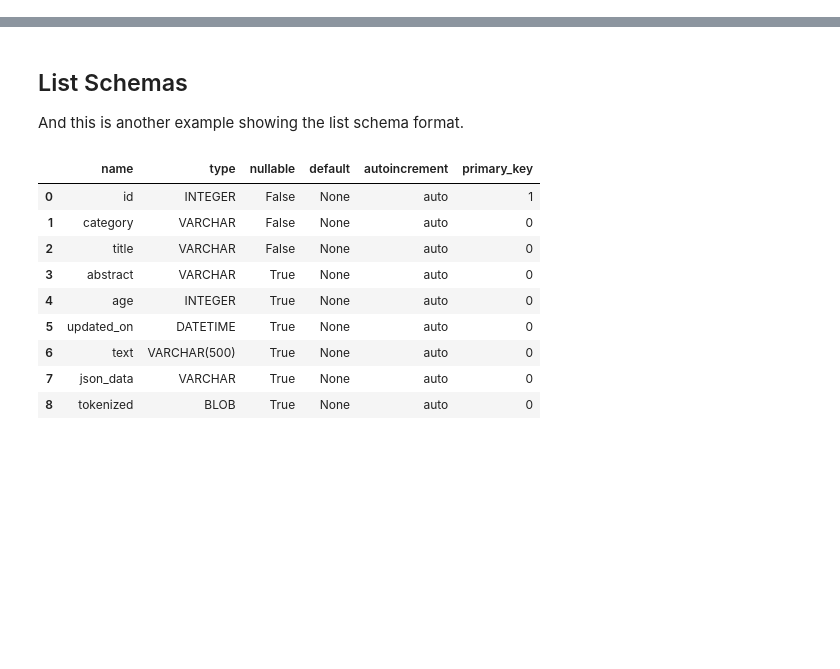
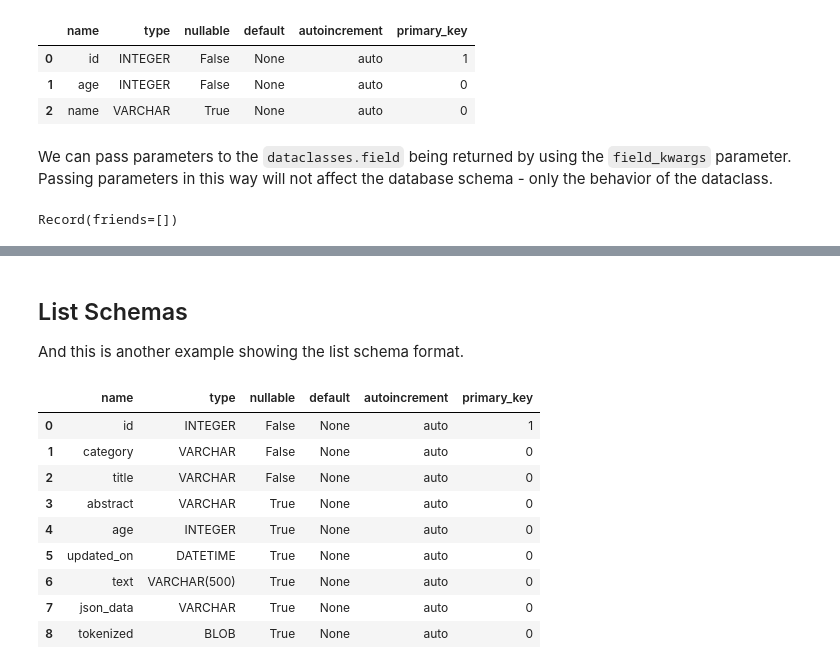
Before and after one commit to devincornell/doctable, a Jupyter notebook: examples/doctable_schema.ipynb, the cells around one changed output, grey strips where cells are left out. Drawn from its saved outputs; the diff is of its cells as text; code cells hidden in the pictures; blank space fills up the shorter version.

```diff
--- a/examples/doctable_schema.ipynb
+++ b/examples/doctable_schema.ipynb
@@ -31,0 +73,26 @@ The second is a string lookup that is provided for the list schema format. You c
+# %%
+@doctable.schema
+class Record:
+    __slots__ = []
+    id: int = doctable.Col(primary_key=True, autoincrement=True)
+    age: int = doctable.Col(nullable=False)
+    name: str = doctable.Col(default='MISSING_NAME')
+
+# the schema that would result from this dataclass:
+doctable.DocTable(target=':memory:', schema=Record).schema_table()
+# %% [output]
+|  | name | type | nullable | default | autoincrement | primary_key |
+| 0 | id | INTEGER | False | None | auto | 1 |
+| 1 | age | INTEGER | False | None | auto | 0 |
+| 2 | name | VARCHAR | True | None | auto | 0 |
+# %% [markdown]
+We can pass parameters to the `dataclasses.field` being returned by using the `field_kwargs` parameter. Passing parameters in this way will not affect the database schema - only the behavior of the dataclass.
+# %%
+@doctable.schema
+class Record:
+    __slots__ = []
+    friends: str = doctable.Col(field_kwargs=dict(default_factory=list))
+
+Record()
+# %% [output]
+Record(friends=[])
```
Also changed, not shown: parts of 37 cells of this notebook, 2 other files.
